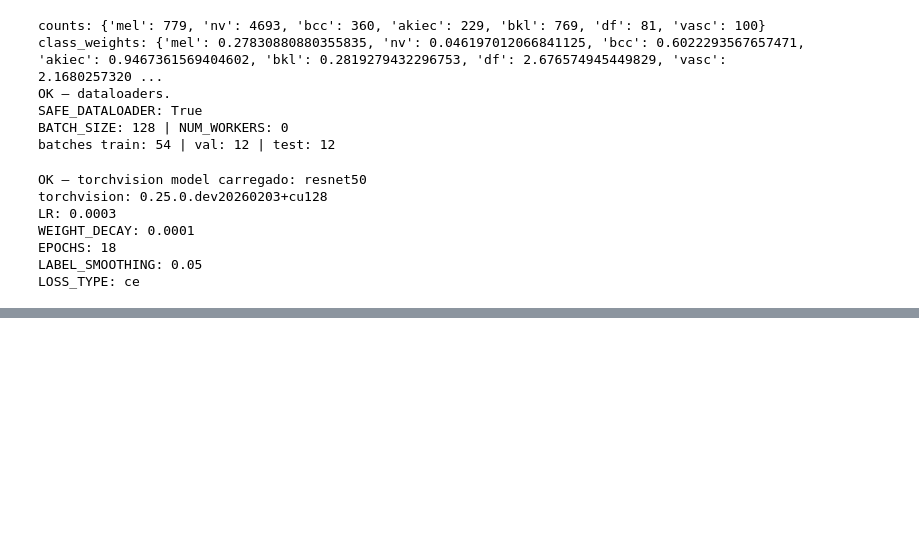
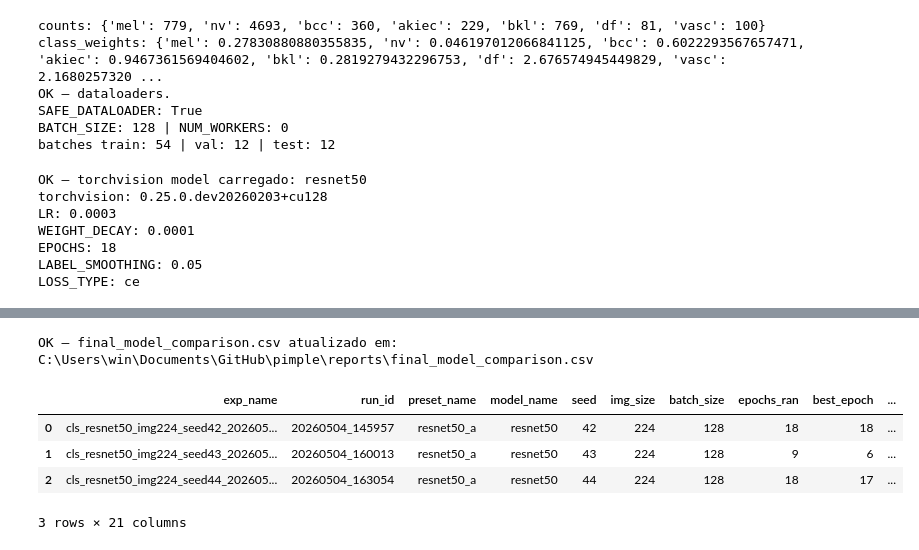
Before and after one commit to decohutz/pimple, a Jupyter notebook: notebooks/05_train_real.ipynb, the cells around one changed output, grey strips where cells are left out. Saved outputs shown, nothing was run; the diff lists cells and outputs as text; code cells hidden in the pictures; blank space fills up the shorter version.

```diff
--- a/notebooks/05_train_real.ipynb
+++ b/notebooks/05_train_real.ipynb
@@ -835,19 +870,21 @@ print("=== START TRAIN LOOP ===")
 print("EXP_NAME:", EXP_NAME)
 print("git_commit:", get_git_commit(PROJECT_ROOT))
 print("DEVICE:", DEVICE)
+print("TRAINING_PRESET:", TRAINING_PRESET)
+print("RUN_NOTES:", RUN_NOTES)
+
 if torch.cuda.is_available():
     print("GPU:", torch.cuda.get_device_name(0))
 
 t0 = time.time()
 
 for epoch in range(1, EPOCHS + 1):
-    print(f"\n--- Epoch {epoch}/{EPOCHS} --- (iniciando treino)")
+    print(f"\n--- Epoch {epoch}/{EPOCHS} ---")
     t_epoch = time.time()
 
     tr_loss = train_one_epoch(model, train_loader, epoch, EPOCHS)
     scheduler.step()
 
-    print(f"Epoch {epoch}: iniciando validação (predict_logits)")
     val_logits, val_y = predict_logits(model, val_loader, desc="val")
     val_metrics = eval_metrics_from_logits(val_logits, val_y)
 
@@ -898,8 +935,11 @@ for epoch in range(1, EPOCHS + 1):
             "lr": float(LR),
             "weight_decay": float(WEIGHT_DECAY),
             "preset_name": TRAINING_PRESET,
+            "preset_notes": PRESET_NOTES,
+            "run_notes": RUN_NOTES,
             "target_config_source": str(TARGET_CFG_RESOLVED_PATH.relative_to(PROJECT_ROOT)),
             "git_commit": get_git_commit(PROJECT_ROOT),
+            "selection_policy": "best_checkpoint_by_val_f1_macro",
         }
         torch.save(ckpt, MODEL_DIR / "best.pt")
         print(f"Checkpoint salvo: best.pt (epoch={epoch}, f1m={best_f1:.4f})")
@@ -908,16 +948,18 @@ for epoch in range(1, EPOCHS + 1):
         if no_improve >= patience:
             print(
                 f"Early stopping: sem melhora em {patience} épocas. "
-                f"Best epoch={best_epoch} best_f1={best_f1:.4f}"
+                f"Best epoch={best_epoch} | best_f1={best_f1:.4f}"
             )
             break
 
 elapsed = time.time() - t0
-print("\nTreino finalizado. elapsed(min):", round(elapsed / 60, 2))
+print("\nTreino finalizado.")
+print("elapsed(min):", round(elapsed / 60, 2))
 print("BEST:", best_epoch, best_f1)
 
 hist_df = pd.DataFrame(history)
 hist_df.to_csv(RUN_ART_DIR / "train_history.csv", index=False, encoding="utf-8")
+
 print("OK — train_history.csv salvo.")
 # %% [output]
 === START TRAIN LOOP ===
@@ -1304,0 +1442,35 @@ Arquivos gerados:
+# %%
+# =========================
+# 05_train_real.ipynb — Célula 14
+# Atualizar tabela consolidada de comparação entre runs
+# =========================
+
+COMPARISON_CSV = REPORTS_DIR / "final_model_comparison.csv"
+
+row_df = pd.DataFrame([comparison_row])
+
+if COMPARISON_CSV.exists():
+    old_df = pd.read_csv(COMPARISON_CSV)
+    comparison_df = pd.concat([old_df, row_df], ignore_index=True)
+    comparison_df = comparison_df.drop_duplicates(subset=["exp_name"], keep="last")
+else:
+    comparison_df = row_df.copy()
+
+comparison_df = comparison_df.sort_values(
+    by=["preset_name", "seed", "best_val_f1_macro"],
+    ascending=[True, True, False],
+).reset_index(drop=True)
+
+comparison_df.to_csv(COMPARISON_CSV, index=False, encoding="utf-8")
+
+print("OK — final_model_comparison.csv atualizado em:")
+print(COMPARISON_CSV)
+display(comparison_df.tail(10))
+# %% [output]
+OK — final_model_comparison.csv atualizado em:
+C:\Users\win\Documents\GitHub\pimple\reports\final_model_comparison.csv
+|  | exp_name | run_id | preset_name | model_name | seed | img_size | batch_size | epochs_ran | best_epoch | ... |
+| 0 | cls_resnet50_img224_seed42_202605... | 20260504_145957 | resnet50_a | resnet50 | 42 | 224 | 128 | 18 | 18 | ... |
+| 1 | cls_resnet50_img224_seed43_202605... | 20260504_160013 | resnet50_a | resnet50 | 43 | 224 | 128 | 9 | 6 | ... |
+| 2 | cls_resnet50_img224_seed44_202605... | 20260504_163054 | resnet50_a | resnet50 | 44 | 224 | 128 | 18 | 17 | ... |
+3 rows × 21 columns
```
Also changed, not shown: parts of 10 cells of this notebook, 33 other files.
